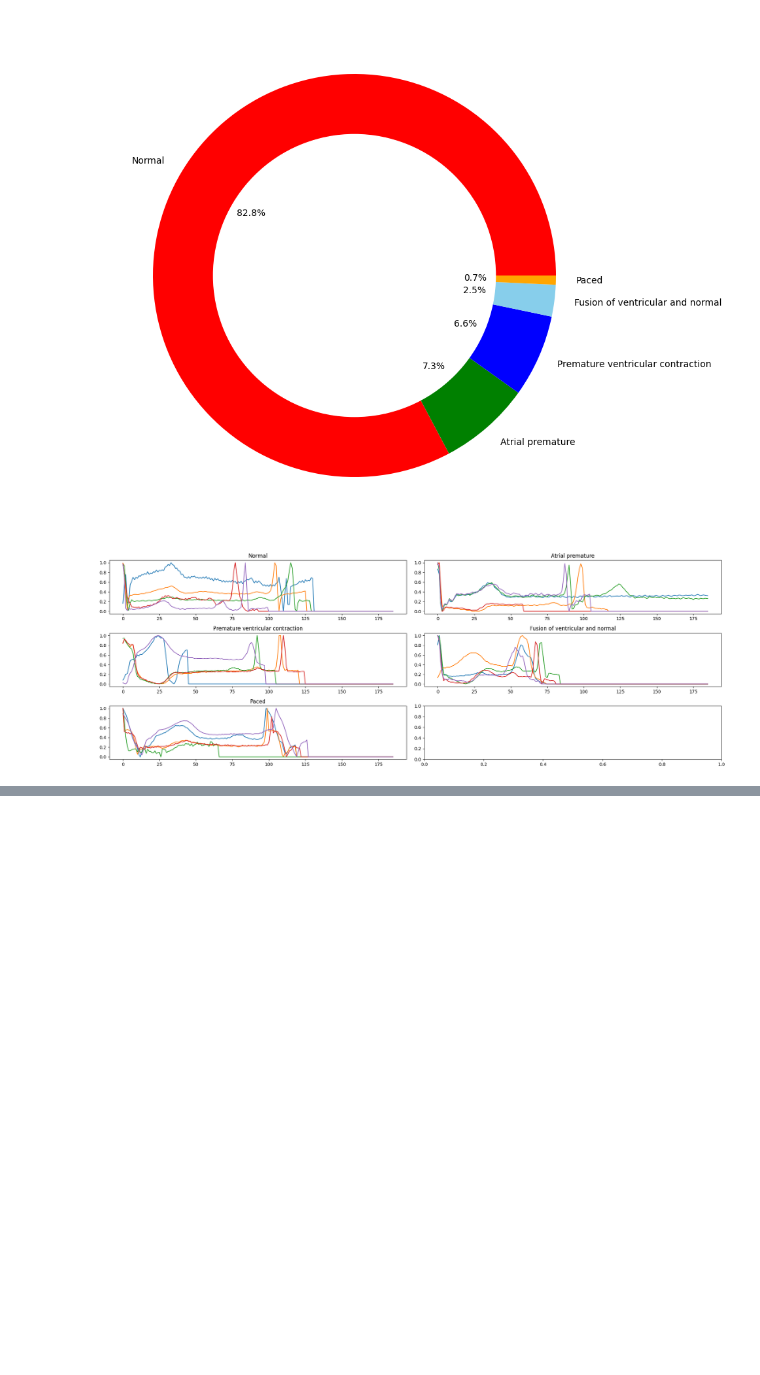
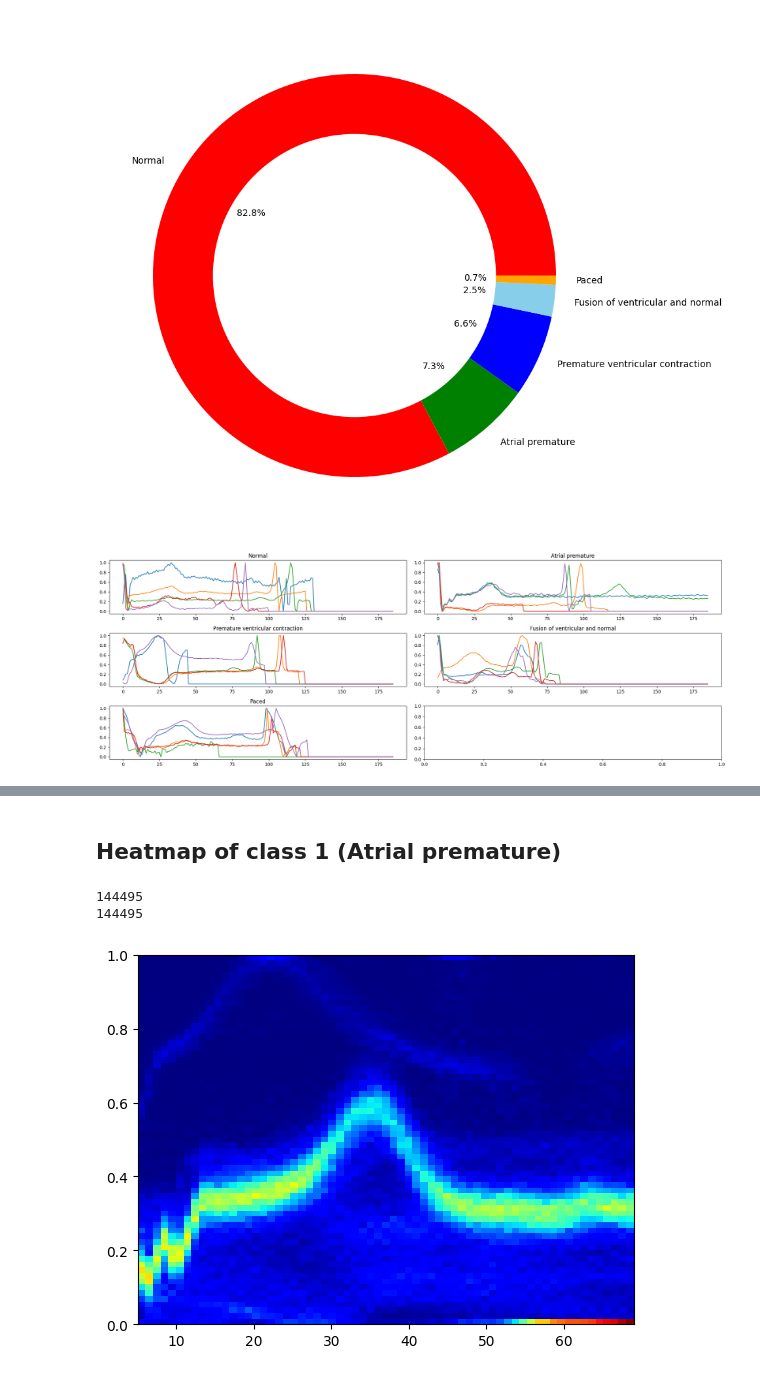
Before and after one commit to JespervanGils/DL-Project-ECG, a Jupyter notebook: DL_Project_ECG_MIT-BIH.ipynb, the cells around one changed output, grey strips where cells are left out. Saved outputs shown, nothing was run; the diff lists cells and outputs as text; code cells hidden in the pictures; blank space fills up the shorter version.

```diff
--- a/DL_Project_ECG_MIT-BIH.ipynb
+++ b/DL_Project_ECG_MIT-BIH.ipynb
@@ -208,0 +254,8 @@ plt.show()
+# %% [markdown]
+## Heatmap of class 1 (Atrial premature)
+# %%
+hist_class1 = plot_hist(1,70,5,65)
+# %% [output]
+144495
+144495
+[figure, added]
```
Also changed, not shown: parts of 18 cells of this notebook.
